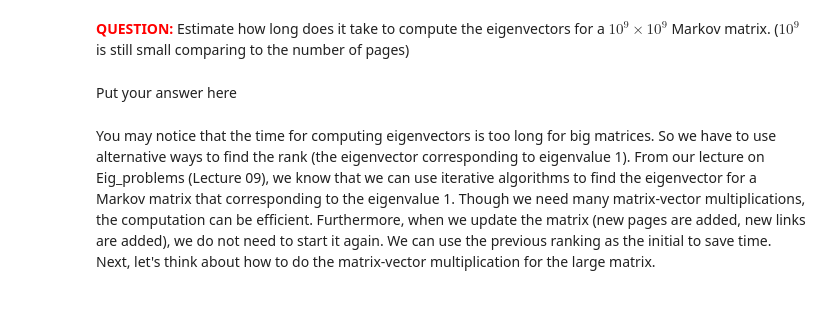
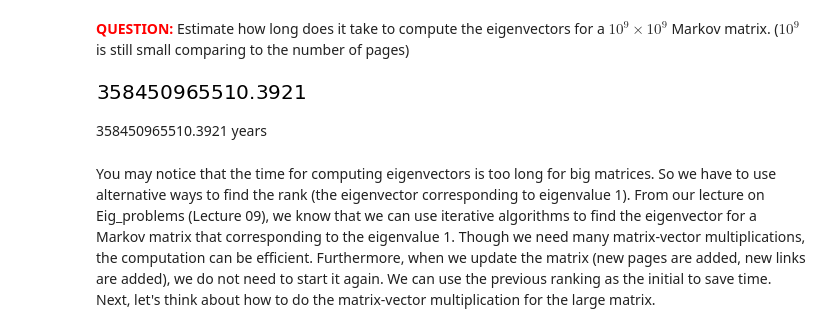
Before and after one commit to nicwigs/314, a Jupyter notebook: hw/HW4-Pagerank.ipynb, the cells around one changed output. Cells and saved outputs as stored; diff of their text form; code cells hidden in the pictures; blank space fills up the shorter version.

```diff
--- a/hw/HW4-Pagerank.ipynb
+++ b/hw/HW4-Pagerank.ipynb
@@ -181,7 +291,11 @@ plt.legend();
 # %% [markdown]
 <font color='red'>**QUESTION:**</font> Estimate how long does it take to compute the eigenvectors for a $10^9\times 10^9$ Markov matrix. ($10^9$ is still small comparing to the number of pages)
-# %% [markdown]
-Put your answer here
+# %%
+((0.0029633045196533203/64**3)*(10**9)**3)/(60*60*24*365)
+# %% [output]
+[figure, added]
+# %% [markdown]
+358450965510.3921 years
 # %% [markdown]
 You may notice that the time for computing eigenvectors is too long for big matrices.
 So we have to use alternative ways to find the rank (the eigenvector corresponding to eigenvalue 1).
```
Also changed, not shown: parts of 28 cells of this notebook.
